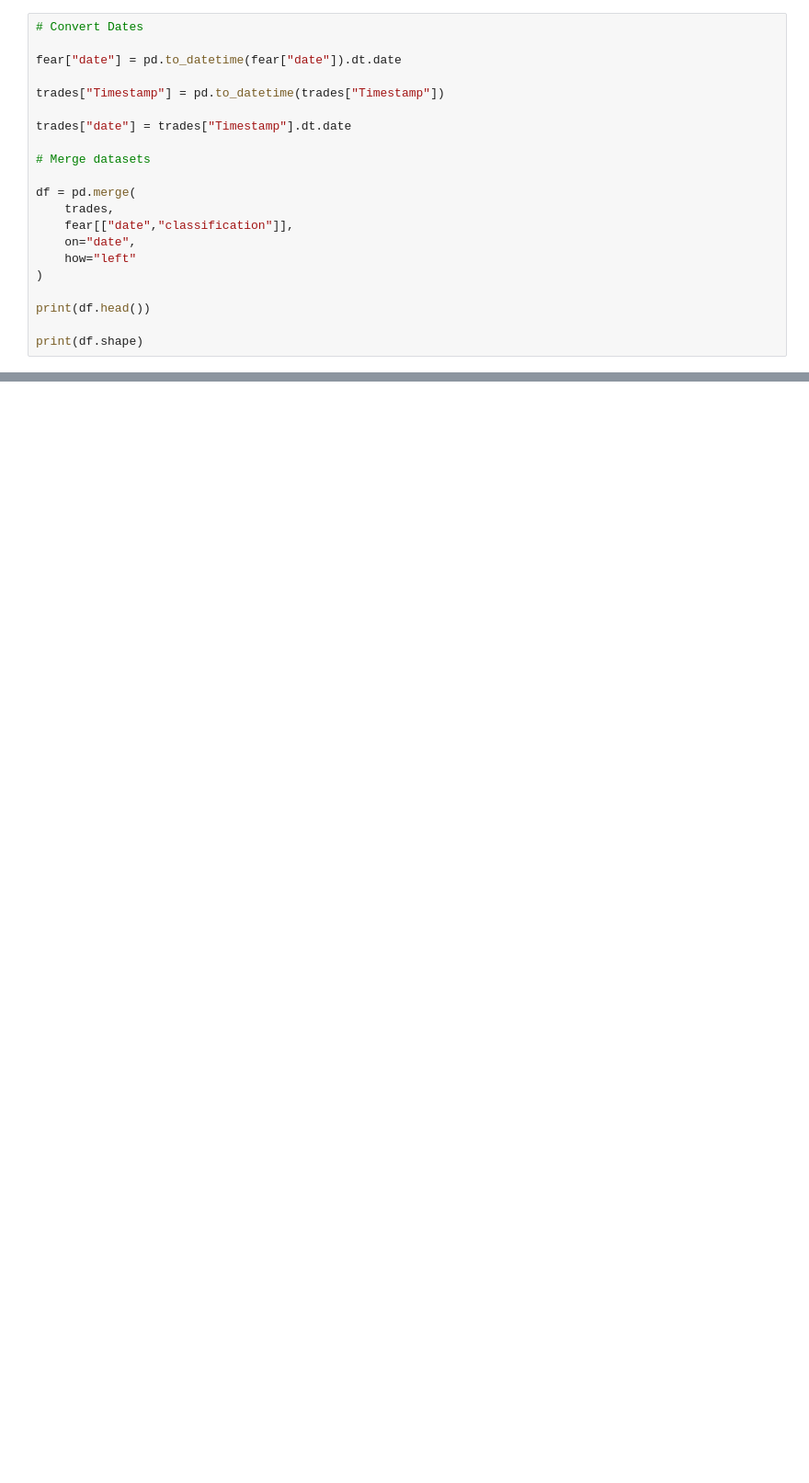
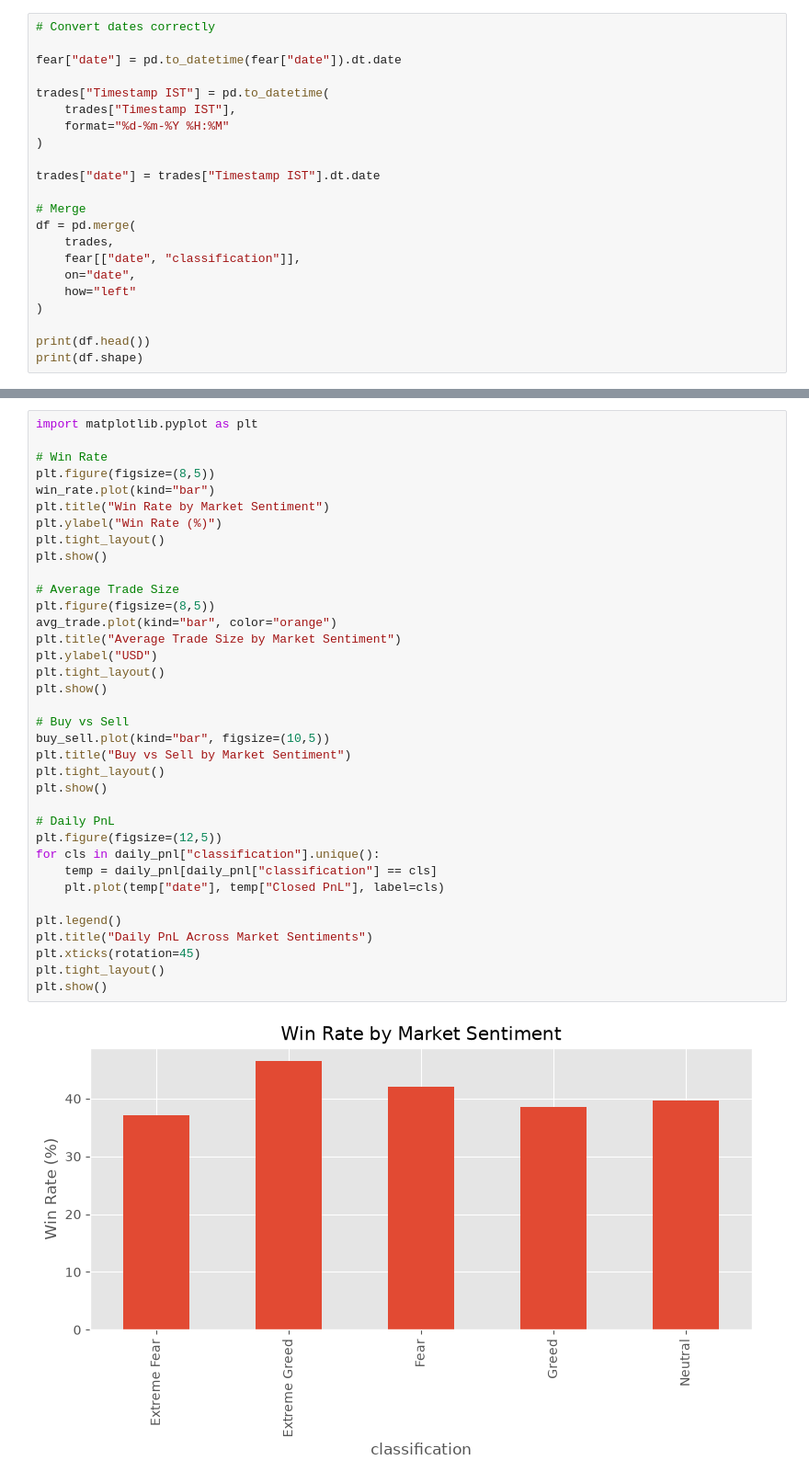
Before and after one commit to sai-1435/Trader-Performance-vs-Market-Sentiment, a Jupyter notebook: notebook/analysis.ipynb, the cells around one changed output, grey strips where cells are left out. Shown at 92% size. Cells and saved outputs as stored; diff of their text form; blank space fills up the shorter version.

```diff
--- a/notebook/analysis.ipynb
+++ b/notebook/analysis.ipynb
@@ -77,21 +89,22 @@ print("Trader Duplicates:", trades.duplicated().sum())
 # %%
-# Convert Dates
+# Convert dates correctly
 
 fear["date"] = pd.to_datetime(fear["date"]).dt.date
 
-trades["Timestamp"] = pd.to_datetime(trades["Timestamp"])
+trades["Timestamp IST"] = pd.to_datetime(
+    trades["Timestamp IST"],
+    format="%d-%m-%Y %H:%M"
+)
 
-trades["date"] = trades["Timestamp"].dt.date
+trades["date"] = trades["Timestamp IST"].dt.date
 
-# Merge datasets
-
+# Merge
 df = pd.merge(
     trades,
-    fear[["date","classification"]],
+    fear[["date", "classification"]],
     on="date",
     how="left"
 )
 
 print(df.head())
-
 print(df.shape)
@@ -97,0 +181,38 @@ print(df.shape)
+# %%
+import matplotlib.pyplot as plt
+
+# Win Rate
+plt.figure(figsize=(8,5))
+win_rate.plot(kind="bar")
+plt.title("Win Rate by Market Sentiment")
+plt.ylabel("Win Rate (%)")
+plt.tight_layout()
+plt.show()
+
+# Average Trade Size
+plt.figure(figsize=(8,5))
+avg_trade.plot(kind="bar", color="orange")
+plt.title("Average Trade Size by Market Sentiment")
+plt.ylabel("USD")
+plt.tight_layout()
+plt.show()
+
+# Buy vs Sell
+buy_sell.plot(kind="bar", figsize=(10,5))
+plt.title("Buy vs Sell by Market Sentiment")
+plt.tight_layout()
+plt.show()
+
+# Daily PnL
+plt.figure(figsize=(12,5))
+for cls in daily_pnl["classification"].unique():
+    temp = daily_pnl[daily_pnl["classification"] == cls]
+    plt.plot(temp["date"], temp["Closed PnL"], label=cls)
+
+plt.legend()
+plt.title("Daily PnL Across Market Sentiments")
+plt.xticks(rotation=45)
+plt.tight_layout()
+plt.show()
+# %% [output]
+[figure, added]
```
Also changed, not shown: parts of 8 cells of this notebook, 4 other files.
